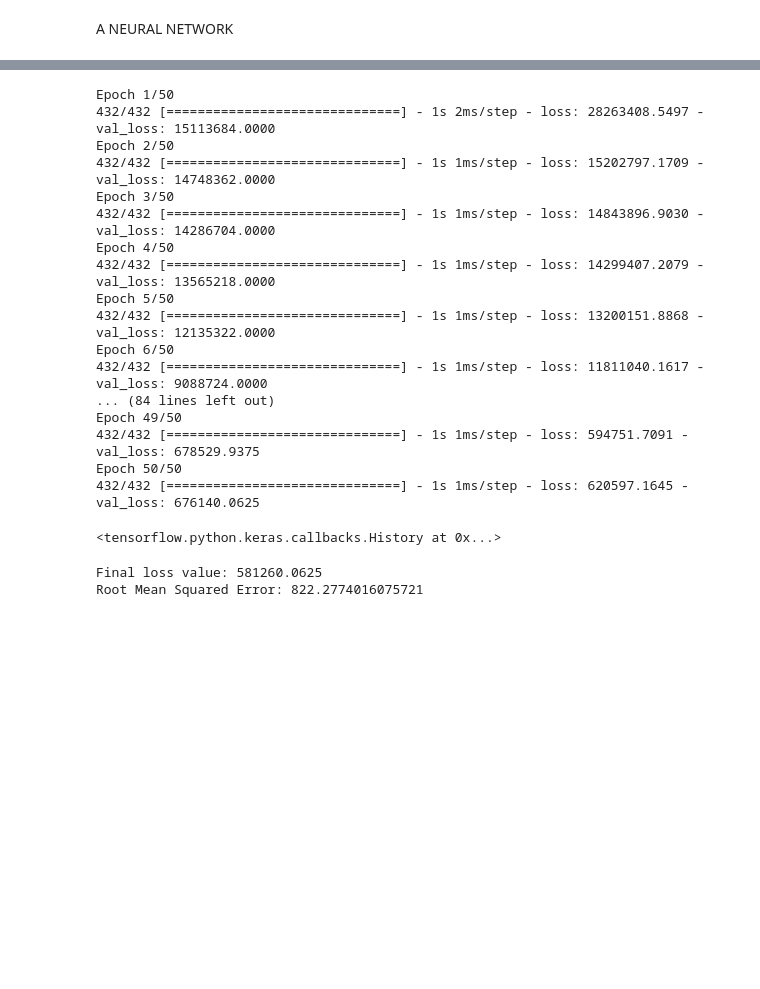
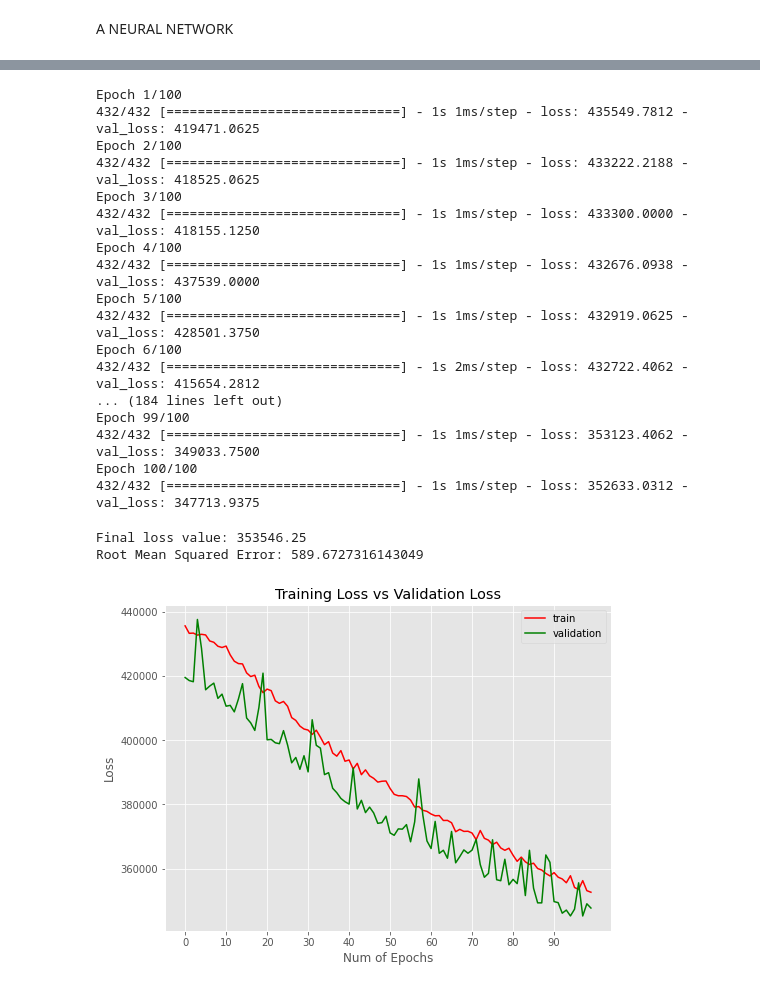
Before and after one commit to K-Domar/MyRepo, a Jupyter notebook: Diamond_MachineLearning.ipynb, the cells around one changed output, grey strips where cells are left out. Drawn from its saved outputs; the diff is of its cells as text; code cells hidden in the pictures; blank space fills up the shorter version.

```diff
--- a/Diamond_MachineLearning.ipynb
+++ b/Diamond_MachineLearning.ipynb
@@ -259,30 +258,29 @@ _________________________________________________________________
 # %%
 # Trainig model
 
-model.fit(X_train, y_train,
+model_fit = model.fit(X_train, y_train,
           batch_size=100,
-          epochs=50,
+          epochs=100,
           verbose=1,
           validation_data=(X_test, y_test))
 # %% [output]
-Epoch 1/50
-432/432 [==============================] - 1s 2ms/step - loss: 28263408.5497 - val_loss: 15113684.0000
-Epoch 2/50
-432/432 [==============================] - 1s 1ms/step - loss: 15202797.1709 - val_loss: 14748362.0000
-Epoch 3/50
-432/432 [==============================] - 1s 1ms/step - loss: 14843896.9030 - val_loss: 14286704.0000
-Epoch 4/50
-432/432 [==============================] - 1s 1ms/step - loss: 14299407.2079 - val_loss: 13565218.0000
-Epoch 5/50
-432/432 [==============================] - 1s 1ms/step - loss: 13200151.8868 - val_loss: 12135322.0000
-Epoch 6/50
-432/432 [==============================] - 1s 1ms/step - loss: 11811040.1617 - val_loss: 9088724.0000
-... (84 lines left out)
-Epoch 49/50
-432/432 [==============================] - 1s 1ms/step - loss: 594751.7091 - val_loss: 678529.9375
-Epoch 50/50
-432/432 [==============================] - 1s 1ms/step - loss: 620597.1645 - val_loss: 676140.0625
+Epoch 1/100
+432/432 [==============================] - 1s 1ms/step - loss: 435549.7812 - val_loss: 419471.0625
+Epoch 2/100
+432/432 [==============================] - 1s 1ms/step - loss: 433222.2188 - val_loss: 418525.0625
+Epoch 3/100
+432/432 [==============================] - 1s 1ms/step - loss: 433300.0000 - val_loss: 418155.1250
+Epoch 4/100
+432/432 [==============================] - 1s 1ms/step - loss: 432676.0938 - val_loss: 437539.0000
+Epoch 5/100
+432/432 [==============================] - 1s 1ms/step - loss: 432919.0625 - val_loss: 428501.3750
+Epoch 6/100
+432/432 [==============================] - 1s 2ms/step - loss: 432722.4062 - val_loss: 415654.2812
+... (184 lines left out)
+Epoch 99/100
+432/432 [==============================] - 1s 1ms/step - loss: 353123.4062 - val_loss: 349033.7500
+Epoch 100/100
+432/432 [==============================] - 1s 1ms/step - loss: 352633.0312 - val_loss: 347713.9375
-<tensorflow.python.keras.callbacks.History at 0x...>
 # %%
 # evaluate loaded model
 scores_train = model.evaluate(X_train, y_train, verbose=0)
@@ -293,5 +291,20 @@ y_model = model.predict(X_test)
 rmse = np.sqrt(MSE(y_test, y_model))
 print("Root Mean Squared Error: {}".format(rmse))
 # %% [output]
-Final loss value: 581260.0625
-Root Mean Squared Error: 822.2774016075721
+Final loss value: 353546.25
+Root Mean Squared Error: 589.6727316143049
+# %%
+n_epochs = len(model_fit.history['loss'])
+
+plt.figure(1)
+plt.plot(model_fit.history['loss'],'r')
+plt.plot(model_fit.history['val_loss'],'g')
+plt.xticks(np.arange(0, n_epochs, 10.0))
+plt.rcParams['figure.figsize'] = (8, 6)
+plt.xlabel("Num of Epochs")
+plt.ylabel("Loss")
+plt.title("Training Loss vs Validation Loss")
+plt.legend(['train','validation'])
+plt.show()
+# %% [output]
+[figure, added]
```
Also changed, not shown: parts of 6 cells of this notebook.
